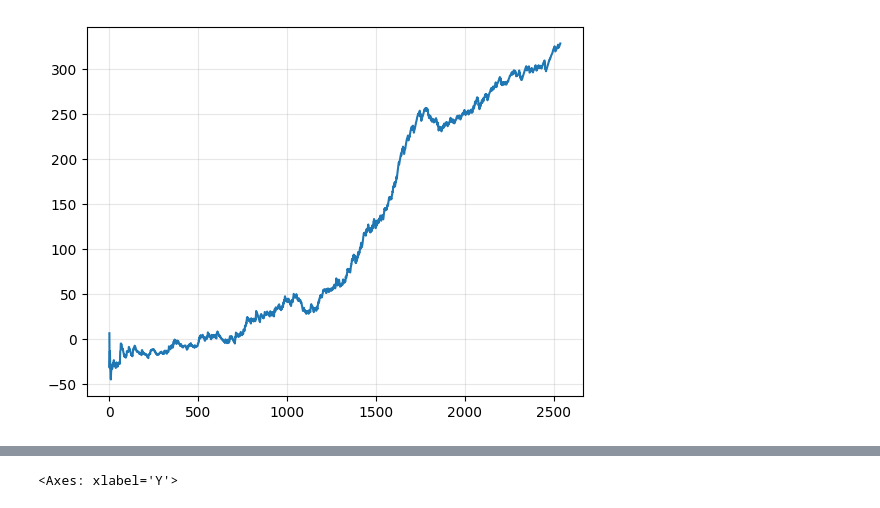
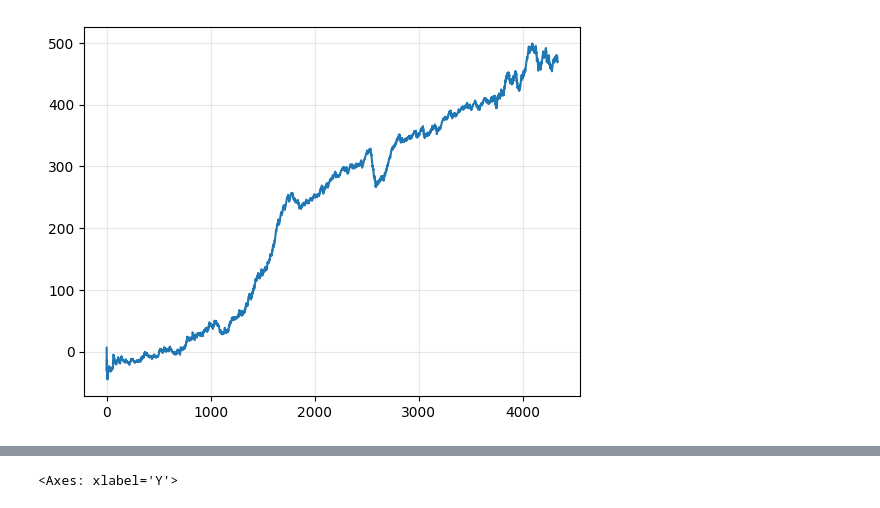
Before and after one commit to gustavomoers/CollisionAvoidance-Carla-DRL-MPC, a Jupyter notebook: plotting_test.ipynb, the cells around one changed output, grey strips where cells are left out. Saved outputs shown, nothing was run; the diff lists cells and outputs as text; code cells hidden in the pictures.

```diff
--- a/plotting_test.ipynb
+++ b/plotting_test.ipynb
@@ -1,8 +1,12 @@
 # %%
 import pandas as pd
 
-df = pd.read_csv('F:/CollisionAvoidance-Carla-DRL-MPC/logs/1709461045/monitor_1.csv', skiprows=1)
-df1 = pd.read_csv('F:/CollisionAvoidance-Carla-DRL-MPC/logs/1709461045/monitor.csv', skiprows=1,)
+df = pd.read_csv('F:/CollisionAvoidance-Carla-DRL-MPC/logs/1709461045-recurrentPPO-90kmh-transfer/monitor_1.csv', skiprows=1)
+df1 = pd.read_csv('F:/CollisionAvoidance-Carla-DRL-MPC/logs/1709461045-recurrentPPO-90kmh-transfer/monitor_2.csv', skiprows=1)
+df2 = pd.read_csv('F:/CollisionAvoidance-Carla-DRL-MPC/logs/1709461045-recurrentPPO-90kmh-transfer/monitor_3.csv', skiprows=1)
+df3 = pd.read_csv('F:/CollisionAvoidance-Carla-DRL-MPC/logs/1709461045-recurrentPPO-90kmh-transfer/monitor.csv', skiprows=1)
+# %%
+ep = pd.concat([df,df1, df2, df3])
 # %%
 ep = ep.reset_index()
 # %%
@@ -24,2 +27,0 @@ ep
-# %%
-ep = pd.concat([df,df1)
@@ -42,16 +28,21 @@ ep
+# %%
+from scipy import stats
+import numpy as np
+
+df = ep[np.abs(stats.zscore(ep['r'])) < 3]
 # %%
 import pandas as pd
 import matplotlib.pyplot as plt
 
 
-smooth = ep.ewm(alpha=(1 - 0.99)).mean()
+smooth = df.ewm(alpha=(1 - 0.99)).mean()
 
 
 # plt.plot(df["Value"], alpha=0.4)
 plt.plot(smooth["r"])
 # plt.ylim(bottom = 0, top=12.5)
 plt.grid(alpha=0.3)
 
 plt.show()
 # %% [output]
-[figure, old version]
+[figure, new version]
```
Also changed, not shown: parts of 36 cells of this notebook, 6 other files.
